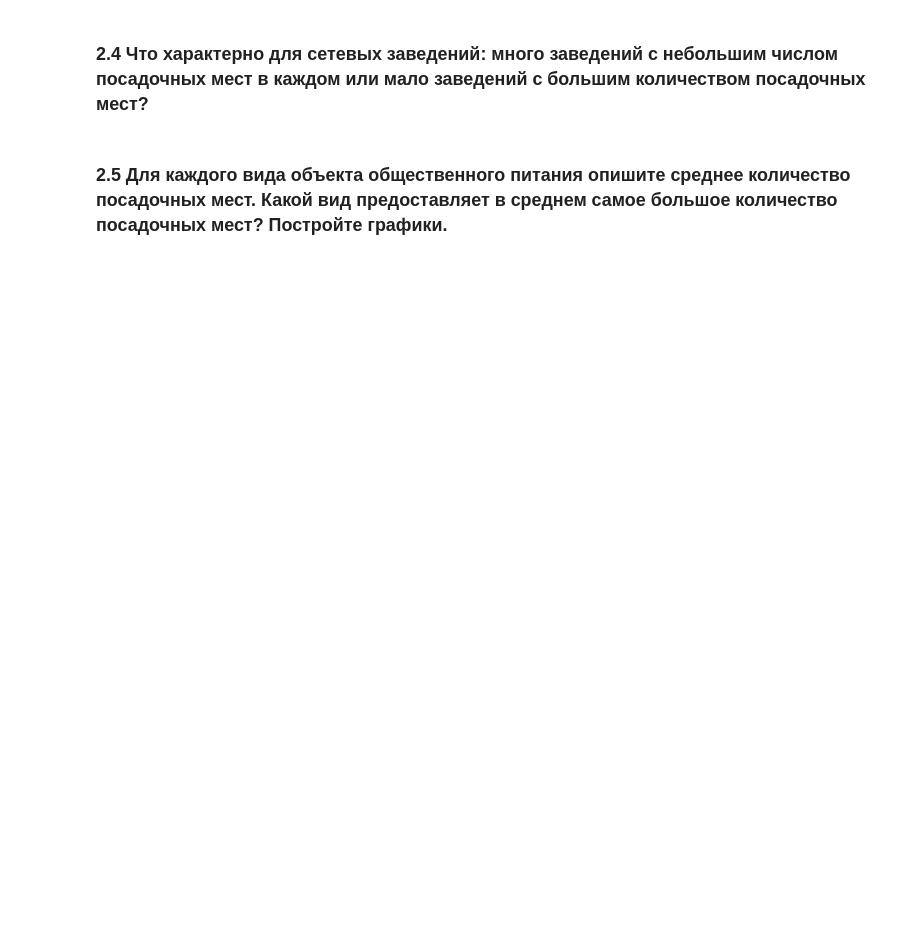
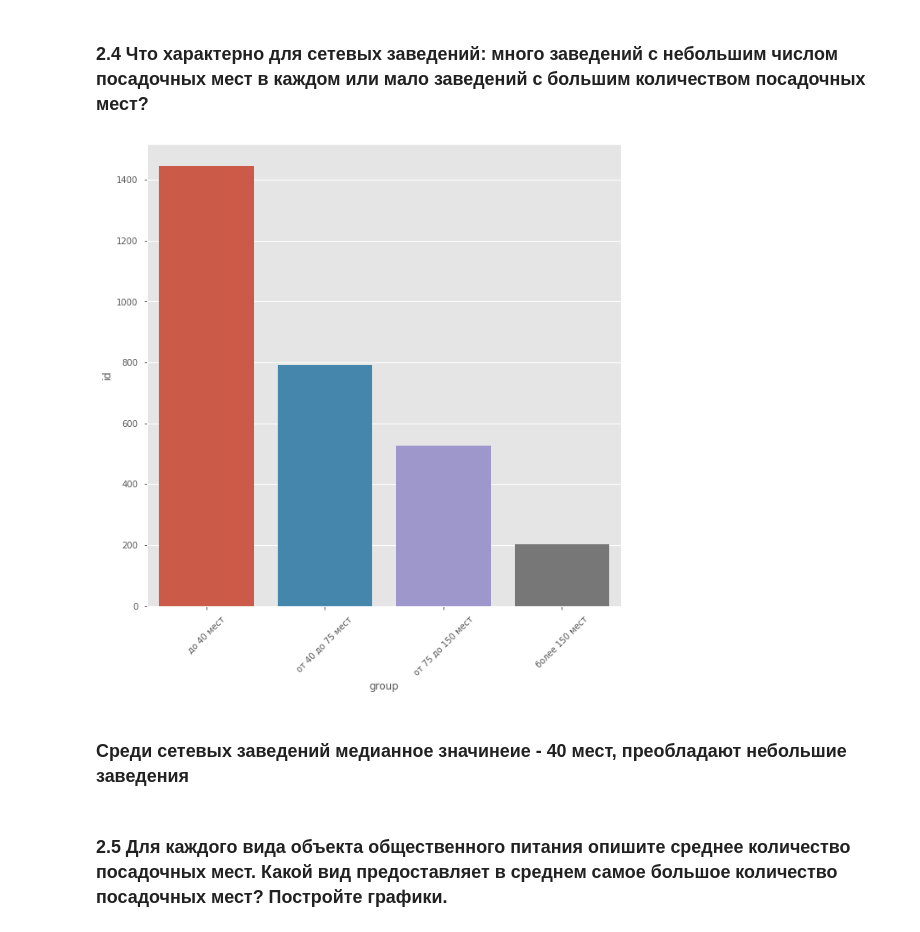
Before and after one commit to kbzunder/Yandex_Practicum_Projects, a Jupyter notebook: project_14_visualization.ipynb, the cells around one changed output. Saved outputs shown, nothing was run; the diff lists cells and outputs as text; code cells hidden in the pictures; blank space fills up the shorter version.

```diff
--- a/project_14_visualization.ipynb
+++ b/project_14_visualization.ipynb
@@ -118,3 +176,15 @@ plt.show()
+# %%
+data['group'] = data['number'].apply
+# %%
+plt.figure(figsize=(10,10))
+sns.barplot(x='group', y='id',data=data.query('chain=="да"').groupby('group',as_index=False)\
+    .agg({'id':'count'}), order = ['до 40 мест','от 40 до 75 мест','от 75 до 150 мест','более 150 мест'])
+plt.xticks(rotation=45)
+plt.show()
+# %% [output]
+[figure, added]
+# %% [markdown]
+### Среди сетевых заведений медианное значинеие - 40 мест, преобладают небольшие заведения
 # %% [markdown]
 <a id='three-five'></a>
 ### 2.5 Для каждого вида объекта общественного питания опишите среднее количество посадочных мест. Какой вид предоставляет в среднем самое большое количество посадочных мест? Постройте графики.
```
Also changed, not shown: parts of 15 cells of this notebook.
